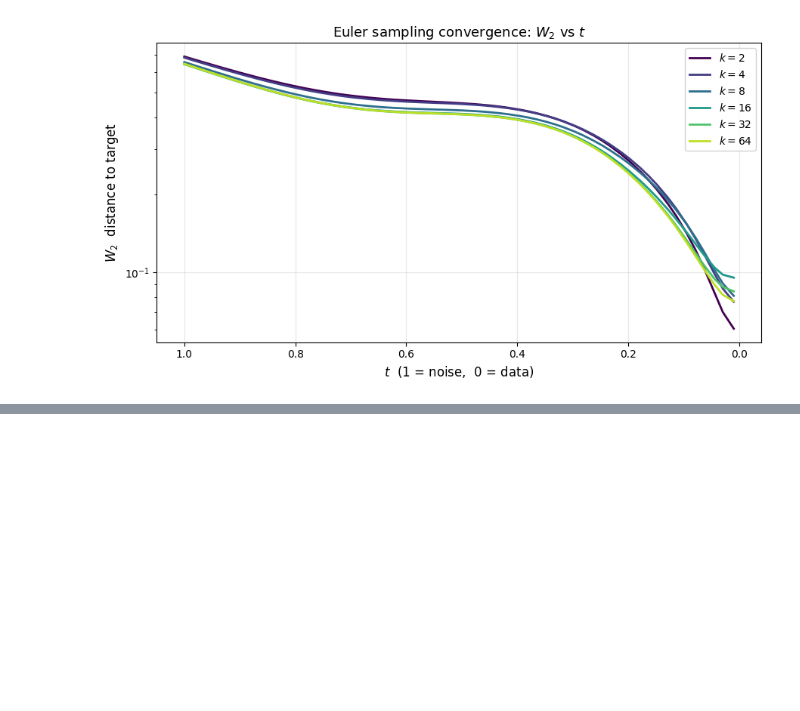
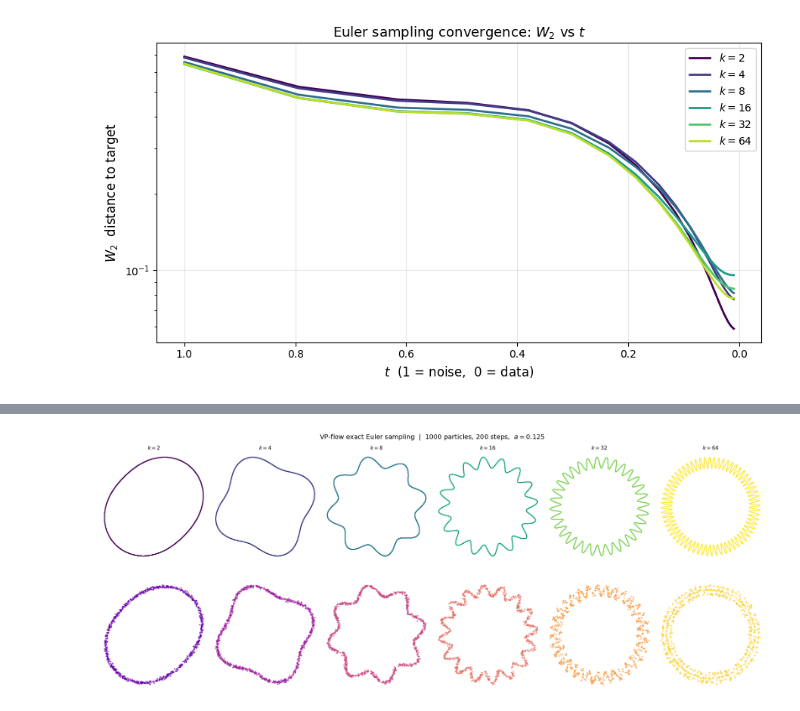
Before and after one commit to DanielGagliardi/Latent-Diffusion-Geometry, a Jupyter notebook: experiments/06-flowmatching-curves.ipynb, the cells around one changed output, grey strips where cells are left out. Drawn from its saved outputs; the diff is of its cells as text; code cells hidden in the pictures; blank space fills up the shorter version.

Commit message:
add notebooks 03-07, 10, score sweep data, plots, and paper reference
Co-Authored-By: Claude Sonnet 4.6 <noreply@anthropic.com>

```diff
--- a/experiments/06-flowmatching-curves.ipynb
+++ b/experiments/06-flowmatching-curves.ipynb
@@ -122,8 +173,6 @@ def get_wiggling_curve(k, R=1.0, A=0.125, n_samples=3000):
     return r_u * np.cos(theta_uniform), r_u * np.sin(theta_uniform)
 
 # --- 2. Plotting Row ---
-b_values = [1, 2, 3, 4, 5, 6]
-k_values = [2**b for b in b_values]
 colors = plt.cm.viridis(np.linspace(0, 1, len(k_values)))
 
 fig, axs = plt.subplots(1, len(k_values), figsize=(20, 4), constrained_layout=True)
@@ -295,7 +330,7 @@ def w2(x, y):
     n, m = len(x), len(y)
     a = np.ones(n) / n
     b = np.ones(m) / m
-    M = ot.dist(x, y, metric='sqeuclidean')   # squared-Euclidean cost
+    M = ot.dist(x, y, metric='sqeuclidean')
     return np.sqrt(ot.emd2(a, b, M))
 
 
@@ -303,7 +338,7 @@ def euler_sample_tracked(n, a=0.125, N_particles=500, N_steps=200,
                           t_start=1.0, t_min=0.01, N_theta=512,
                           n_snapshots=50, seed=42):
     """
-    Euler integration with particle snapshots at evenly-spaced t values.
+    Euler integration (geometric steps) with particle snapshots.
 
     Returns
     -------
@@ -313,7 +348,7 @@ def euler_sample_tracked(n, a=0.125, N_particles=500, N_steps=200,
     rng  = np.random.default_rng(seed)
     x    = rng.standard_normal((N_particles, 2))
 
-    ts        = np.linspace(t_start, t_min, N_steps + 1)
+    ts        = np.geomspace(t_start, t_min, N_steps + 1)
     snap_idxs = set(np.linspace(0, N_steps, n_snapshots, dtype=int))
 
     ts_snap, snaps = [], []
@@ -326,7 +361,6 @@ def euler_sample_tracked(n, a=0.125, N_particles=500, N_steps=200,
         dt = ts[i + 1] - ts[i]
         x  = x + dt * exact_velocity(x, t, n, a=a, N_theta=N_theta)
 
-    # final snapshot
     ts_snap.append(ts[-1])
     snaps.append(x.copy())
 
@@ -396,0 +589,11 @@ plt.show()
+# %%
+print("Running VP Euler sampling …")
+samples_vp = {}
+for k in k_values:
+    samples_vp[k] = euler_sample_vp(n=k, a=a,
+                                    N_particles=N_PARTICLES,
+                                    N_steps=N_STEPS,
+                                    N_theta=N_THETA,
+                                    seed=42)
+    print(f"  k={k:3d}  done")
+print("All done.")
@@ -396,0 +609,27 @@ plt.show()
+# %%
+fig, axs = plt.subplots(2, len(k_values), figsize=(20, 8), constrained_layout=True)
+fig.suptitle(
+    f"VP-flow exact Euler sampling  |  "
+    f"{N_PARTICLES} particles, {N_STEPS} steps,  $a={a}$",
+    fontsize=14,
+)
+
+for col, k in enumerate(k_values):
+    tx, ty = get_wiggling_curve(k, A=a, n_samples=3000)
+    axs[0, col].scatter(tx, ty, s=1, color=colors_target[col], alpha=0.8)
+    axs[0, col].set_title(f"$k={k}$", fontsize=11)
+    axs[0, col].set_aspect("equal")
+    axs[0, col].axis("off")
+
+    sx, sy = samples_vp[k][:, 0], samples_vp[k][:, 1]
+    axs[1, col].scatter(sx, sy, s=4, color=colors_samples[col], alpha=0.6)
+    axs[1, col].set_aspect("equal")
+    axs[1, col].axis("off")
+
+axs[0, 0].set_ylabel("Target", fontsize=11)
+axs[1, 0].set_ylabel("VP Euler samples", fontsize=11)
+
+plt.savefig("plots/06-vp-exact-flowmatching.png", dpi=150, bbox_inches="tight")
+plt.show()
+# %% [output]
+[figure, added]
```
Also changed, not shown: parts of 27 cells of this notebook, 33 other files.
